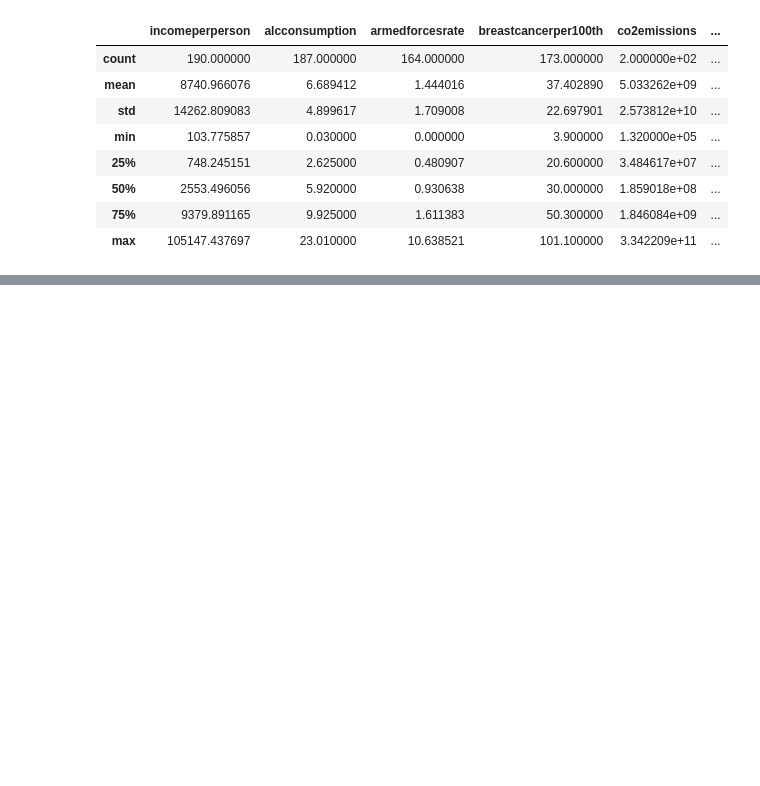
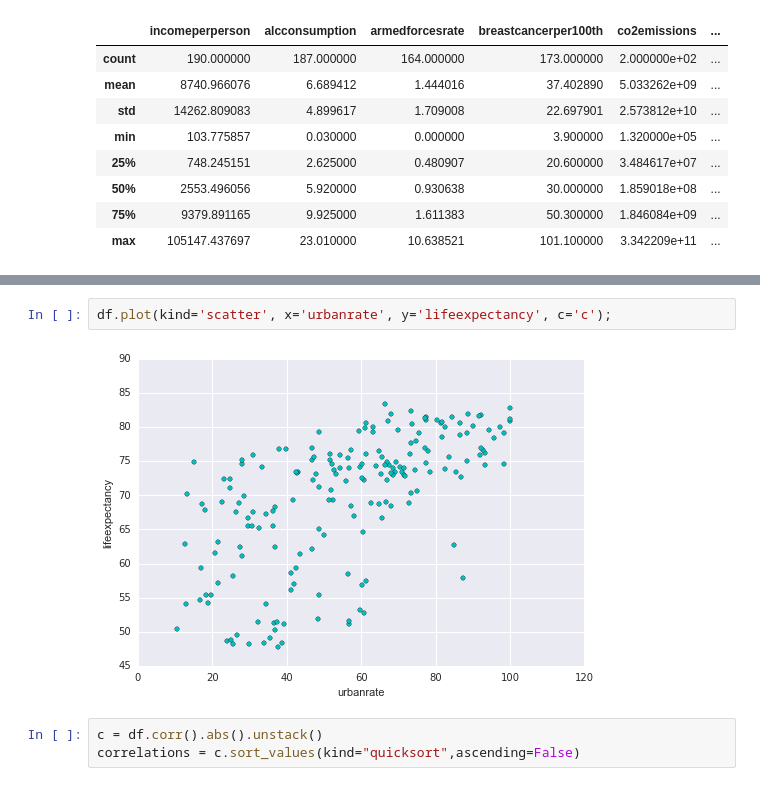
Before and after one commit to DaveXster/iPython-Notebook, a Jupyter notebook: Example project.ipynb, the cells around one changed output, grey strips where cells are left out. Cells and saved outputs as stored; diff of their text form; blank space fills up the shorter version.

```diff
--- a/Example project.ipynb
+++ b/Example project.ipynb
@@ -39,0 +112,7 @@ df.iloc[:,1:]
+# %%
+df.plot(kind='scatter', x='urbanrate', y='lifeexpectancy', c='c');
+# %% [output]
+[figure, added]
+# %%
+c = df.corr().abs().unstack()
+correlations = c.sort_values(kind="quicksort",ascending=False)
```
Also changed, not shown: parts of 9 cells of this notebook.
